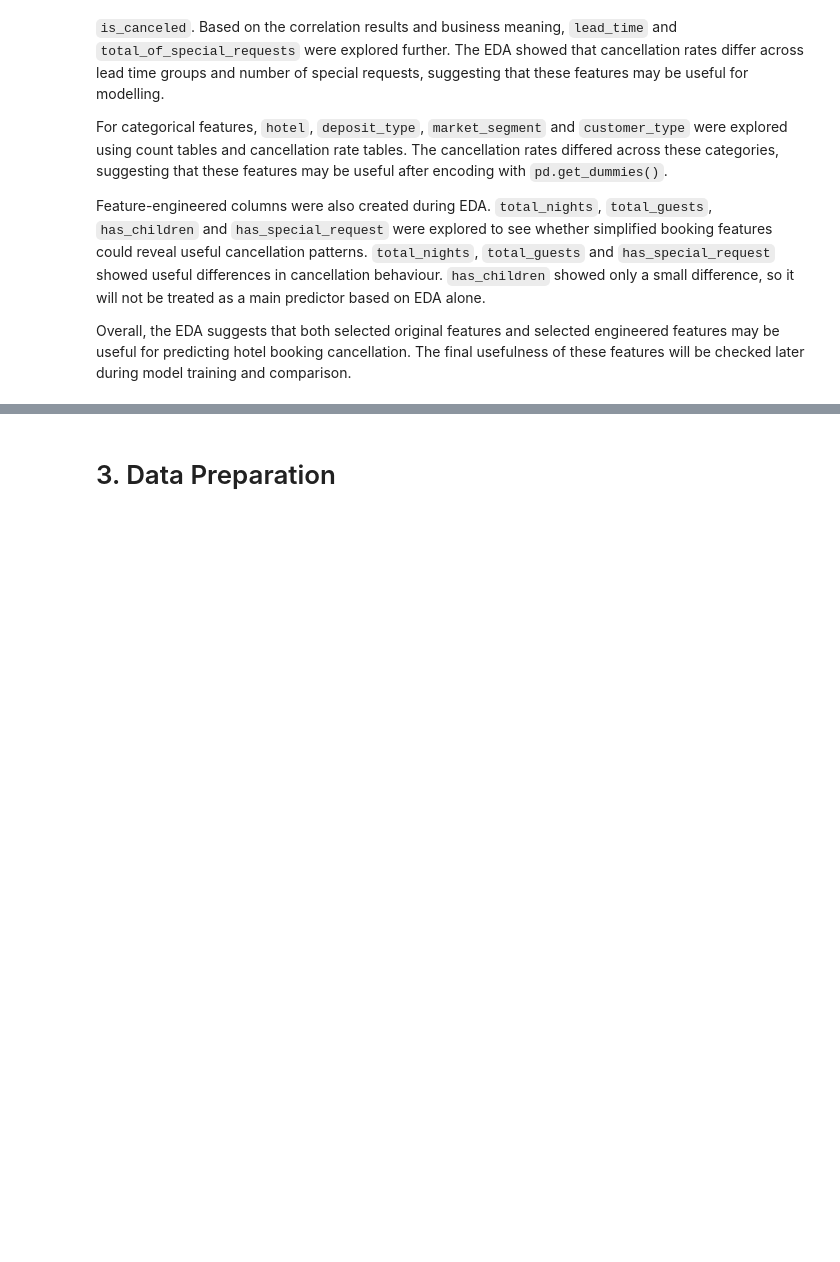
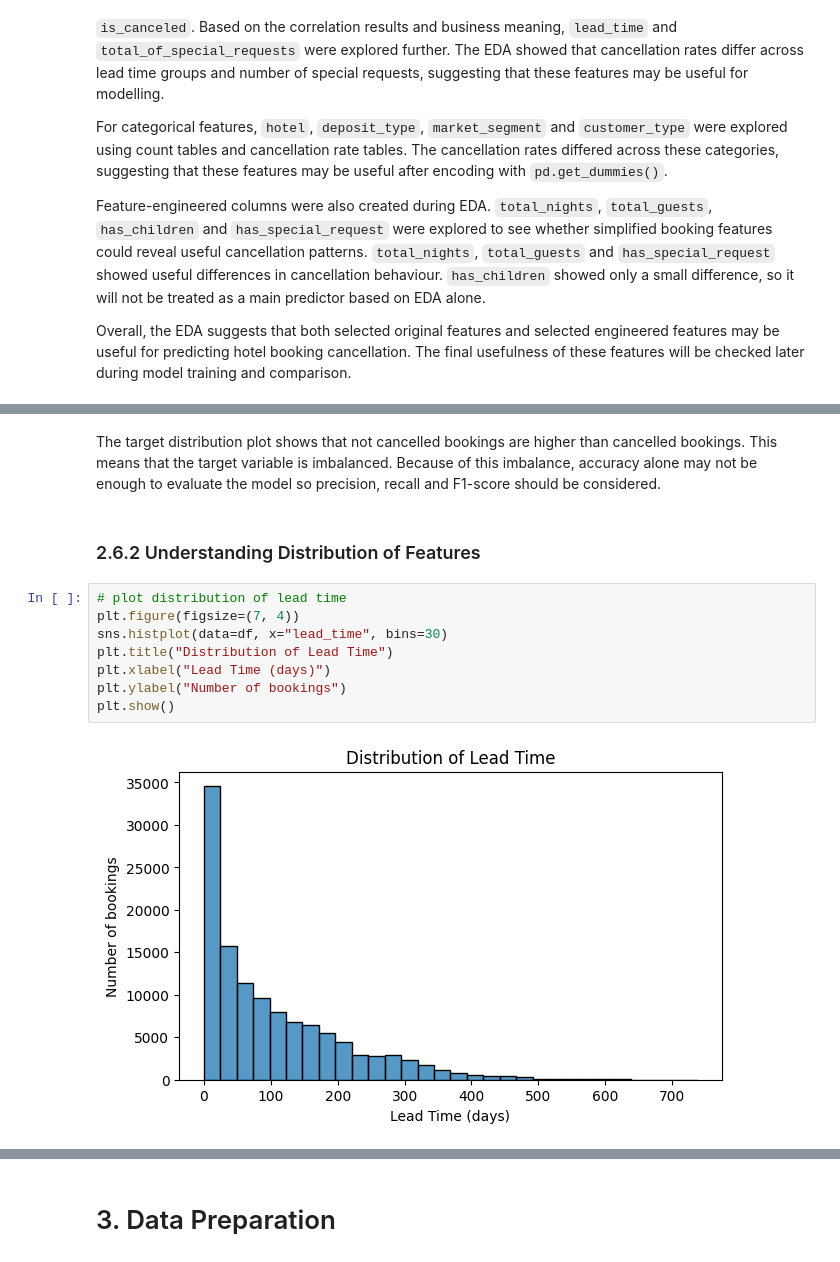
Before and after one commit to grishmmirpuri-art/staysure-ai-hotel-cancellation, a Jupyter notebook: notebooks/staysure_model_development.ipynb, the cells around one changed output, grey strips where cells are left out. Drawn from its saved outputs; the diff is of its cells as text; blank space fills up the shorter version.

```diff
--- a/notebooks/staysure_model_development.ipynb
+++ b/notebooks/staysure_model_development.ipynb
@@ -659,0 +679,14 @@ Overall, the EDA suggests that both selected original features and selected engi
+# %% [markdown]
+The target distribution plot shows that not cancelled bookings are higher than cancelled bookings. This means that the target variable is imbalanced. Because of this imbalance, accuracy alone may not be enough to evaluate the model so precision, recall and F1-score should be considered.
+# %% [markdown]
+### 2.6.2 Understanding Distribution of Features
+# %%
+# plot distribution of lead time
+plt.figure(figsize=(7, 4))
+sns.histplot(data=df, x="lead_time", bins=30)
+plt.title("Distribution of Lead Time")
+plt.xlabel("Lead Time (days)")
+plt.ylabel("Number of bookings")
+plt.show()
+# %% [output]
+[figure, added]
```
Also changed, not shown: parts of 31 cells of this notebook, 1 other file.
